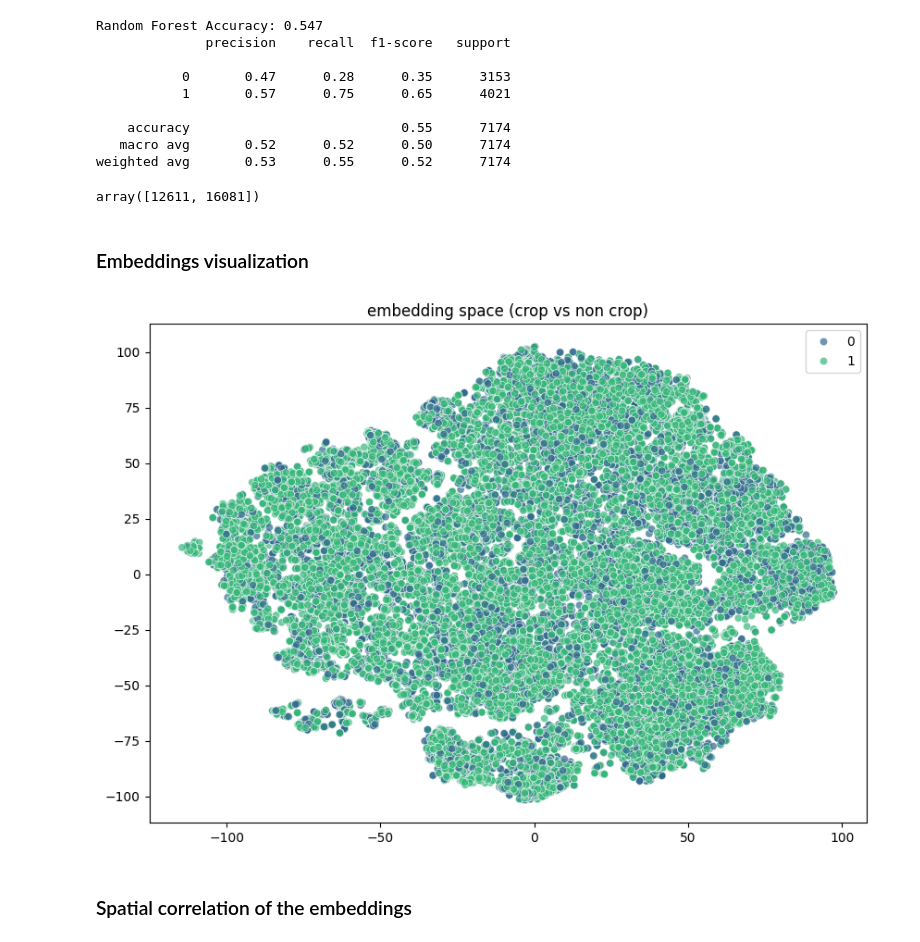
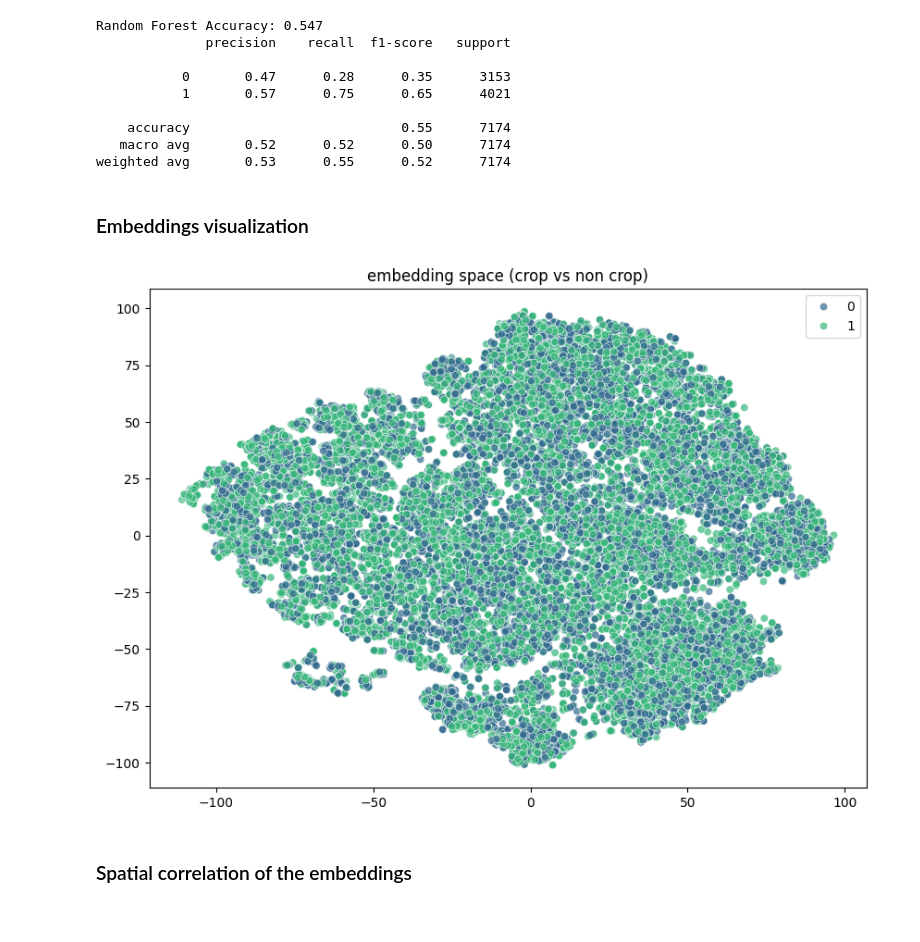
Before and after one commit to beatrizbsperes/embeddings_in_TorchGeo, a Jupyter notebook: embeddings.ipynb, the cells around one changed output. Drawn from its saved outputs; the diff is of its cells as text; code cells hidden in the pictures.

```diff
--- a/embeddings.ipynb
+++ b/embeddings.ipynb
@@ -594,24 +527,20 @@ Random Forest Accuracy: 0.547
     accuracy                           0.55      7174
    macro avg       0.52      0.52      0.50      7174
 weighted avg       0.53      0.55      0.52      7174
-# %%
-np.bincount(y_train)
-# %% [output]
-array([12611, 16081])
 # %% [markdown]
 ### Embeddings visualization
 # %%
 from sklearn.manifold import TSNE
 import seaborn as sns
 
 tsne = TSNE(n_components=2, random_state=RANDOM_STATE)
-x_2d = tsne.fit_transform(x)
+x_2d = tsne.fit_transform(x_train)
 
 plt.figure(figsize=(10, 7))
-sns.scatterplot(x=x_2d[:,0], y=x_2d[:,1], hue=y, palette='viridis', alpha=0.7)
+sns.scatterplot(x=x_2d[:,0], y=x_2d[:,1], hue=y_train, palette='viridis', alpha=0.7)
 plt.title("embedding space (crop vs non crop)")
 plt.show()
 # %% [output]
-[figure, old version]
+[figure, new version]
 # %% [markdown]
 ### Spatial correlation of the embeddings
```
Also changed, not shown: parts of 12 cells of this notebook.
